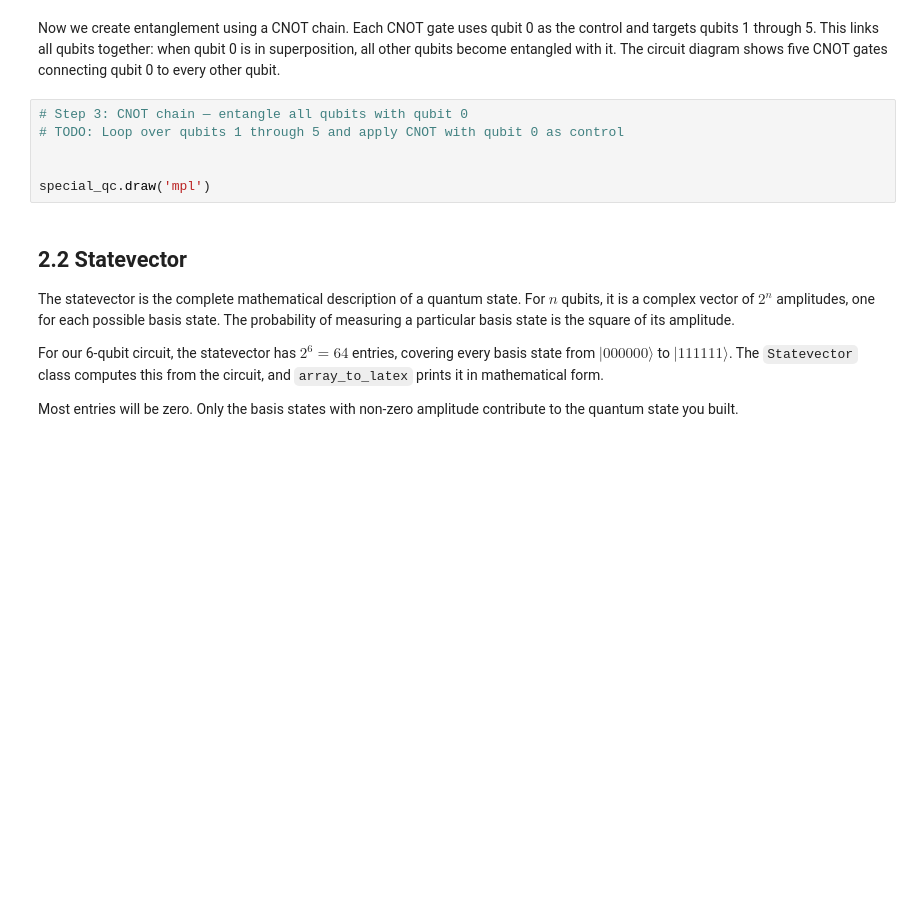
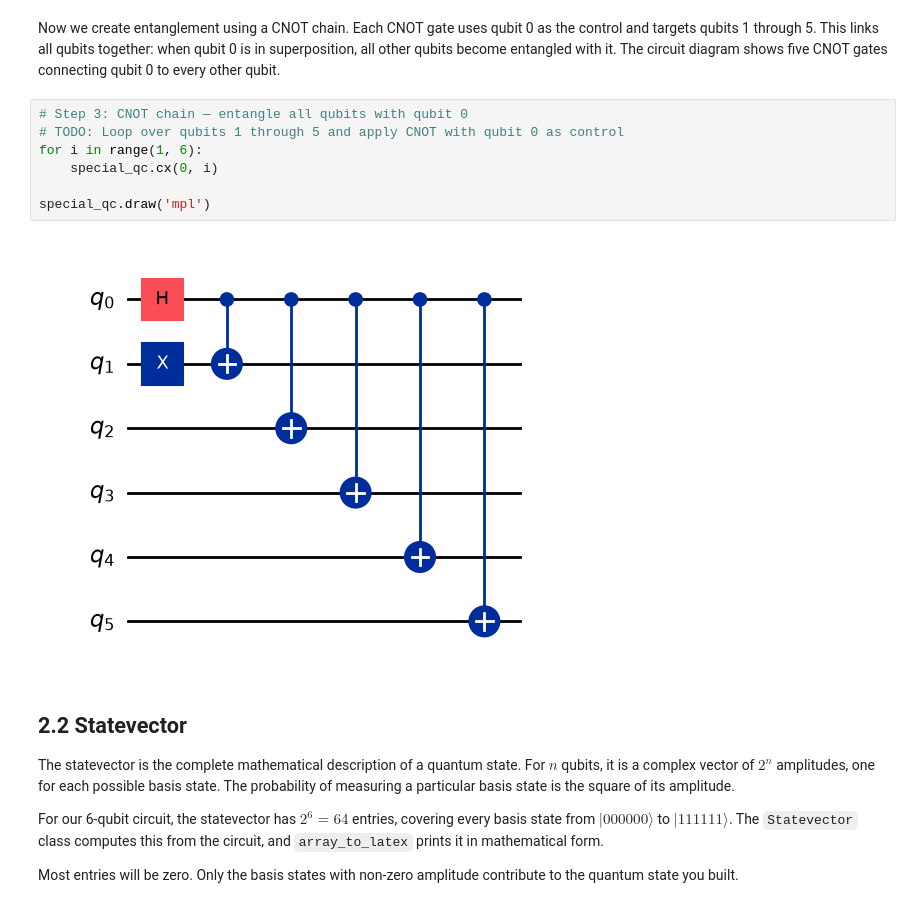
Before and after one commit to kqtiiv/a-decade-on-the-cloud, a Jupyter notebook: lab0/QGSS2026_Lab0.ipynb, the cells around one changed output. Drawn from its saved outputs; the diff is of its cells as text; blank space fills up the shorter version.

```diff
--- a/lab0/QGSS2026_Lab0.ipynb
+++ b/lab0/QGSS2026_Lab0.ipynb
@@ -487,9 +513,12 @@ Now we create entanglement using a CNOT chain. Each CNOT gate uses qubit 0 as th
 # %%
 # Step 3: CNOT chain — entangle all qubits with qubit 0
 # TODO: Loop over qubits 1 through 5 and apply CNOT with qubit 0 as control
-
+for i in range(1, 6):
+    special_qc.cx(0, i)
 
 special_qc.draw('mpl')
+# %% [output]
+[figure, added]
 # %% [markdown]
 ## 2.2 Statevector
 
```
Also changed, not shown: parts of 22 cells of this notebook, 10 other files.
